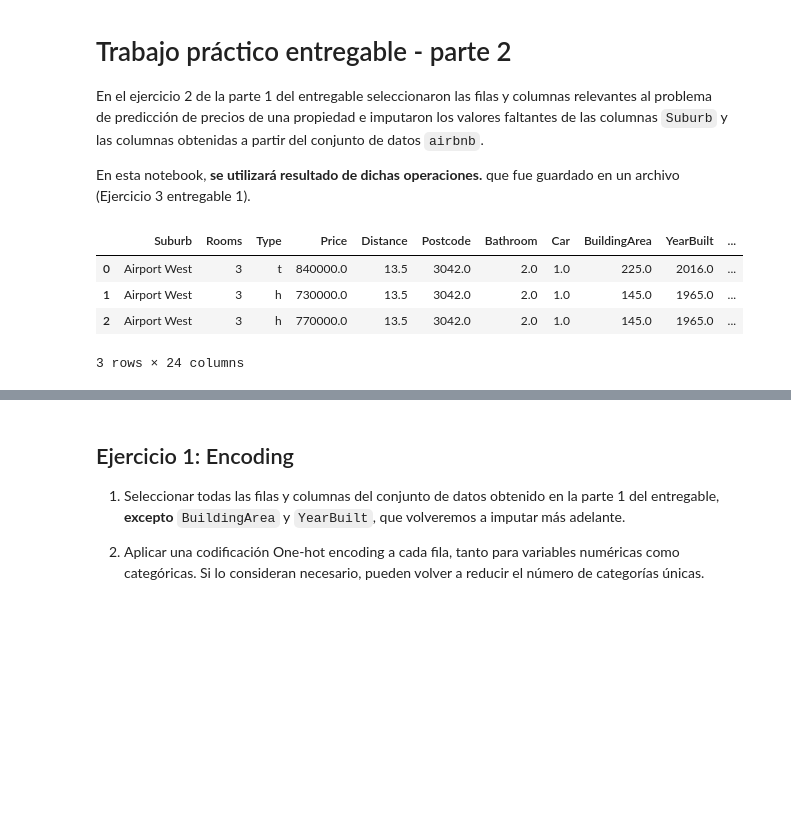
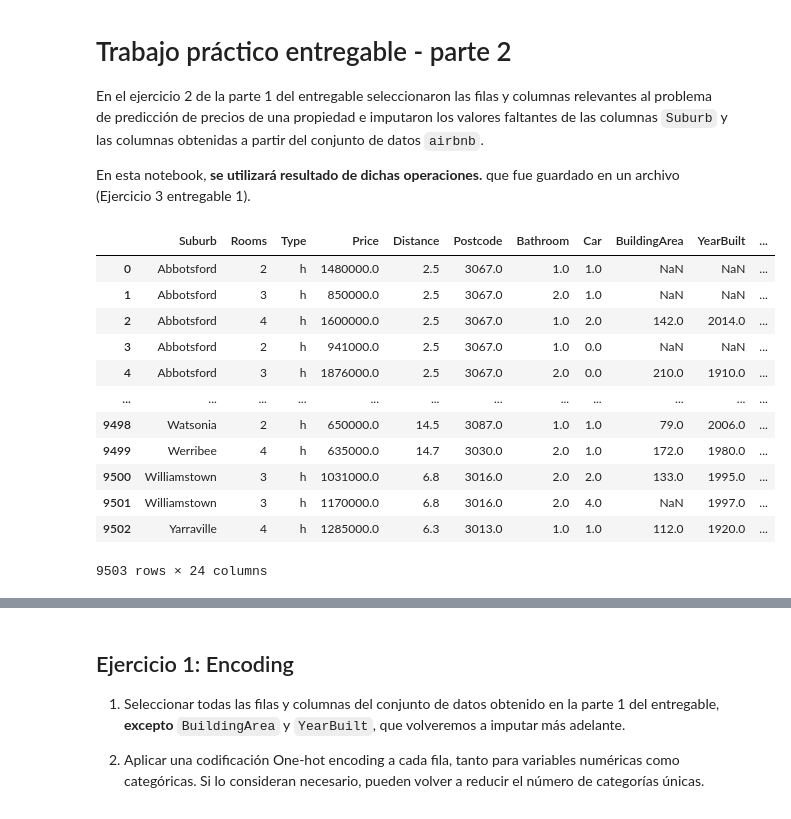
Before and after one commit to CHRISTIANDAGATTI/AEyCD---Grupo-9, a Jupyter notebook: Entregable_Parte_2_2022.ipynb, the cells around one changed output, grey strips where cells are left out. Drawn from its saved outputs; the diff is of its cells as text; code cells hidden in the pictures; blank space fills up the shorter version.

```diff
--- a/Entregable_Parte_2_2022.ipynb
+++ b/Entregable_Parte_2_2022.ipynb
@@ -23,12 +24,22 @@ import pandas
 import seaborn
 seaborn.set_context('talk')
 # %%
+
+
 # Acá deberían leer el conjunto de datos que ya tienen.
-melb_df = pandas.read_csv('https://raw.githubusercontent.com/CHRISTIANDAGATTI/AEyCD---Grupo-9/main/melb_data_extended.csv')
-melb_df[:3]
+melb_df = pandas.read_csv('https://raw.githubusercontent.com/CHRISTIANDAGATTI/AEyCD---Grupo-9/106db4a8b03d93a84ee22dcb3e5b0b99ea6ab4c0/melb_data_extended.csv')
+melb_df
 # %% [output]
 |  | Suburb | Rooms | Type | Price | Distance | Postcode | Bathroom | Car | BuildingArea | YearBuilt | ... |
-| 0 | Airport West | 3 | t | 840000.0 | 13.5 | 3042.0 | 2.0 | 1.0 | 225.0 | 2016.0 | ... |
-| 1 | Airport West | 3 | h | 730000.0 | 13.5 | 3042.0 | 2.0 | 1.0 | 145.0 | 1965.0 | ... |
-| 2 | Airport West | 3 | h | 770000.0 | 13.5 | 3042.0 | 2.0 | 1.0 | 145.0 | 1965.0 | ... |
+| 0 | Abbotsford | 2 | h | 1480000.0 | 2.5 | 3067.0 | 1.0 | 1.0 | NaN | NaN | ... |
+| 1 | Abbotsford | 3 | h | 850000.0 | 2.5 | 3067.0 | 2.0 | 1.0 | NaN | NaN | ... |
+| 2 | Abbotsford | 4 | h | 1600000.0 | 2.5 | 3067.0 | 1.0 | 2.0 | 142.0 | 2014.0 | ... |
+| 3 | Abbotsford | 2 | h | 941000.0 | 2.5 | 3067.0 | 1.0 | 0.0 | NaN | NaN | ... |
+| 4 | Abbotsford | 3 | h | 1876000.0 | 2.5 | 3067.0 | 2.0 | 0.0 | 210.0 | 1910.0 | ... |
+| ... | ... | ... | ... | ... | ... | ... | ... | ... | ... | ... | ... |
+| 9498 | Watsonia | 2 | h | 650000.0 | 14.5 | 3087.0 | 1.0 | 1.0 | 79.0 | 2006.0 | ... |
+| 9499 | Werribee | 4 | h | 635000.0 | 14.7 | 3030.0 | 2.0 | 1.0 | 172.0 | 1980.0 | ... |
+| 9500 | Williamstown | 3 | h | 1031000.0 | 6.8 | 3016.0 | 2.0 | 2.0 | 133.0 | 1995.0 | ... |
+| 9501 | Williamstown | 3 | h | 1170000.0 | 6.8 | 3016.0 | 2.0 | 4.0 | NaN | 1997.0 | ... |
+| 9502 | Yarraville | 4 | h | 1285000.0 | 6.3 | 3013.0 | 1.0 | 1.0 | 112.0 | 1920.0 | ... |
-3 rows × 24 columns
+9503 rows × 24 columns
```
Also changed, not shown: parts of 10 cells of this notebook.
